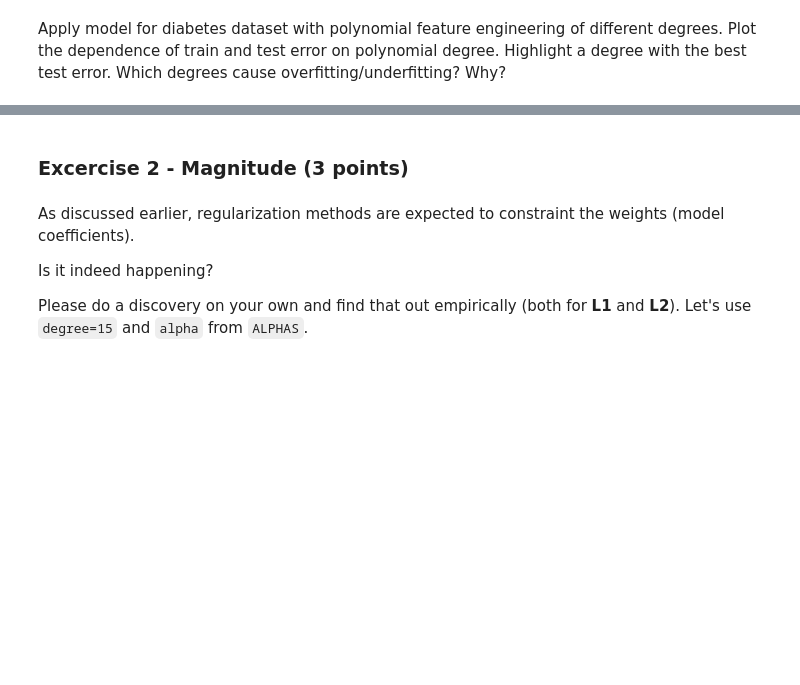
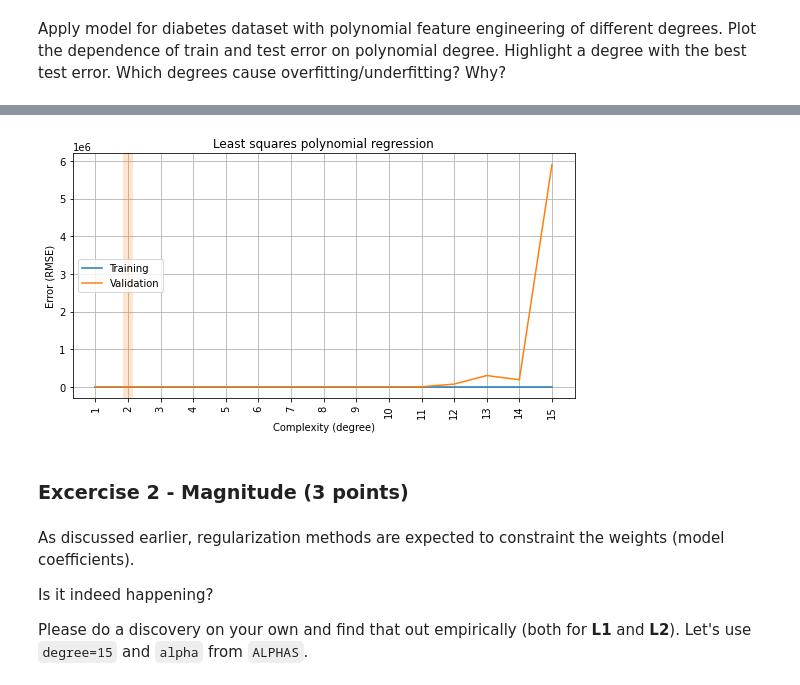
Before and after one commit to AlinaRskv/rs-school-ml-course, a Jupyter notebook: 4_overfitting_regularization/overfitting_regularization.ipynb, the cells around one changed output, grey strips where cells are left out. Saved outputs shown, nothing was run; the diff lists cells and outputs as text; code cells hidden in the pictures; blank space fills up the shorter version.

```diff
--- a/4_overfitting_regularization/overfitting_regularization.ipynb
+++ b/4_overfitting_regularization/overfitting_regularization.ipynb
@@ -358,3 +426,15 @@ Apply model for diabetes dataset with polynomial feature engineering of differen
+# %%
+pol_features = ['age', 'bmi']
+rmse_train, rmse_valid = [], []
+for degree in DEGREES:
+    reg = make_model_2(degree).fit(X_train, y_train)
+    rmse_train.append(rmse(reg.predict(X_train), y_train))
+    rmse_valid.append(rmse(reg.predict(X_valid), y_valid))
+
+plot_fitting_graph(DEGREES, rmse_train, rmse_valid, xlabel='Complexity (degree)', ylabel='Error (RMSE)',
+                   title='Least squares polynomial regression')
+# %% [output]
+[figure, added]
 # %% [markdown]
 ### Excercise 2 - Magnitude (3 points)
 # %% [markdown]
```
Also changed, not shown: parts of 27 cells of this notebook.
